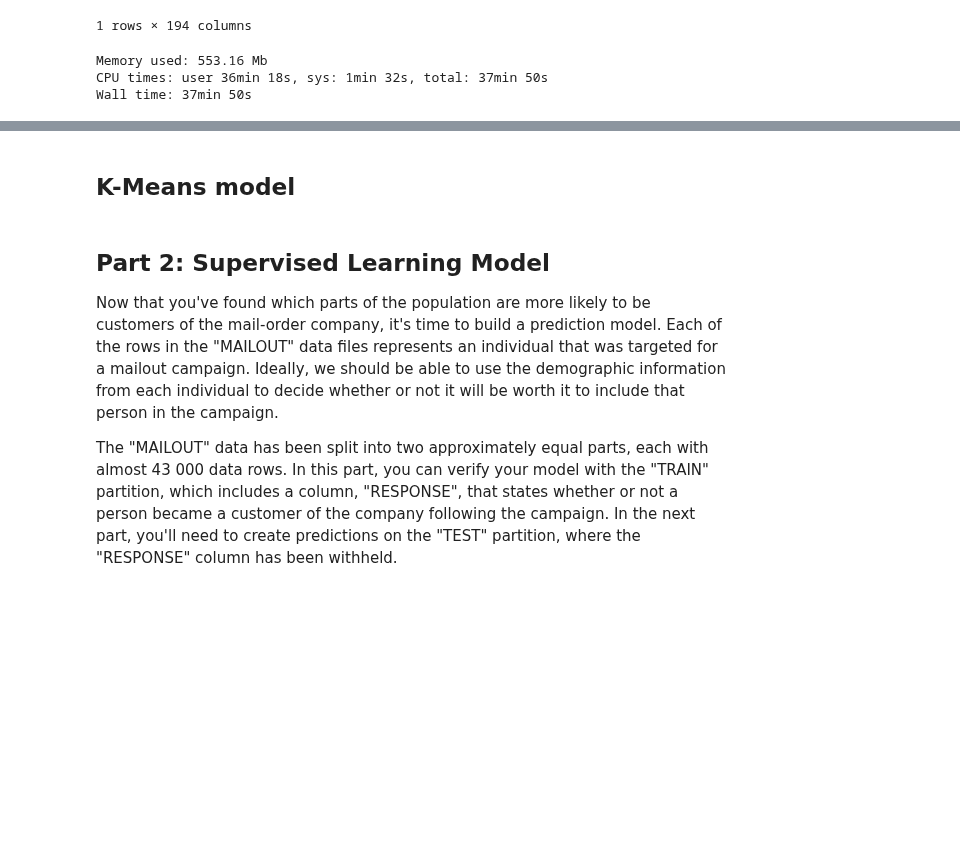
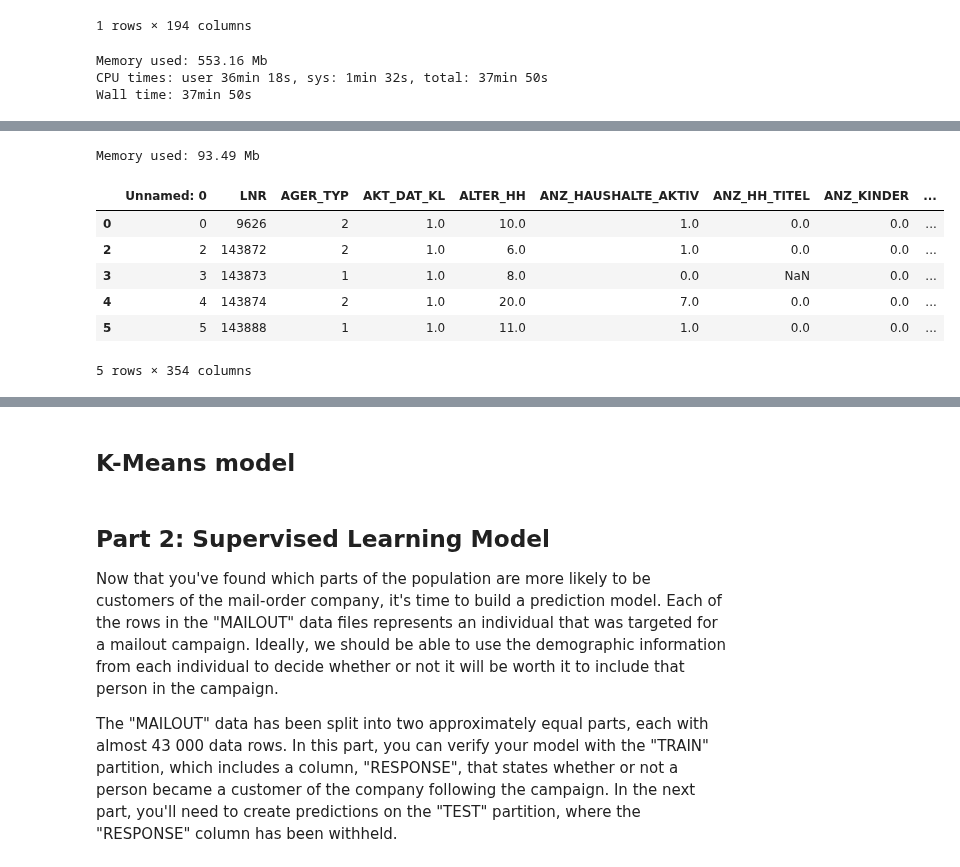
Before and after one commit to AlbertoDeBlas/MLEngineerNanodegreeCapstone, a Jupyter notebook: Arvato Project Workbook.ipynb, the cells around one changed output, grey strips where cells are left out. Cells and saved outputs as stored; diff of their text form; code cells hidden in the pictures; blank space fills up the shorter version.

Commit message:
Apply null management into customers data
feat: Apply null management into customers data

```diff
--- a/Arvato Project Workbook.ipynb
+++ b/Arvato Project Workbook.ipynb
@@ -185,5 +185,6 @@ print(list(azdias_df.columns.values))
 # %% [output]
 ['Unnamed: 0', 'LNR', 'AGER_TYP', 'AKT_DAT_KL', 'ALTER_HH', 'ANZ_HAUSHALTE_AKTIV', 'ANZ_KINDER', 'ANZ_PERSONEN', 'ANZ_STATISTISCHE_HAUSHALTE', 'ARBEIT', 'BALLRAUM', 'CAMEO_DEU_2015', 'CAMEO_DEUG_2015' ...
 # %%
-azdias_df['CAMEO_INTL_2015'].replace('XX',np.nan, inplace = True)
-azdias_df['CAMEO_DEUG_2015'].replace('X',np.nan, inplace = True)
+def replaceForNan(df):
+    df['CAMEO_INTL_2015'].replace('XX',np.nan, inplace = True)
+    df['CAMEO_DEUG_2015'].replace('X',np.nan, inplace = True)
@@ -706,0 +720,18 @@ Wall time: 37min 50s
+# %%
+customers_df = to_category(azdias_df, categorical_columns2)
+
+#azdias_df = to_int(azdias_df, categorical_columns)
+
+print('Memory used:', memory_usage(azdias_df), 'Mb')
+# %% [output]
+Memory used: 93.49 Mb
+# %%
+display(impute_mode_categorical(customers_df).head())
+# %% [output]
+|  | Unnamed: 0 | LNR | AGER_TYP | AKT_DAT_KL | ALTER_HH | ANZ_HAUSHALTE_AKTIV | ANZ_HH_TITEL | ANZ_KINDER | ... |
+| 0 | 0 | 9626 | 2 | 1.0 | 10.0 | 1.0 | 0.0 | 0.0 | ... |
+| 2 | 2 | 143872 | 2 | 1.0 | 6.0 | 1.0 | 0.0 | 0.0 | ... |
+| 3 | 3 | 143873 | 1 | 1.0 | 8.0 | 0.0 | NaN | 0.0 | ... |
+| 4 | 4 | 143874 | 2 | 1.0 | 20.0 | 7.0 | 0.0 | 0.0 | ... |
+| 5 | 5 | 143888 | 1 | 1.0 | 11.0 | 1.0 | 0.0 | 0.0 | ... |
+5 rows × 354 columns
```
Also changed, not shown: parts of 7 cells of this notebook.
